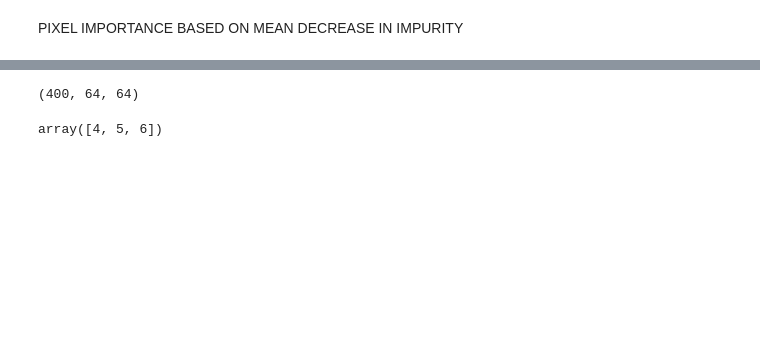
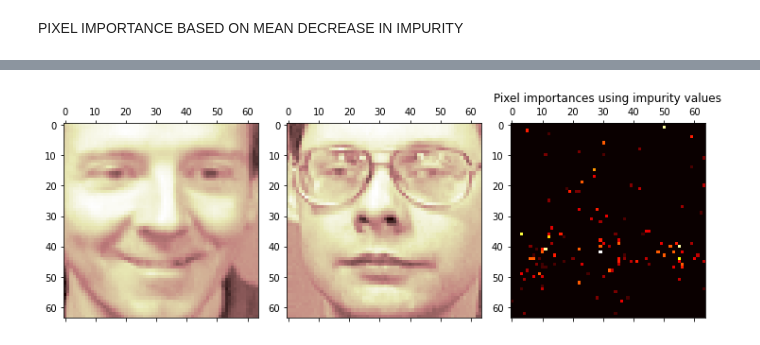
Before and after one commit to Okezzi/SVM-and-RF-on-MNIST-Dataset, a Jupyter notebook: SVM_RF_Olivetti_Faces.ipynb, the cells around one changed output, grey strips where cells are left out. Saved outputs shown, nothing was run; the diff lists cells and outputs as text; code cells hidden in the pictures; blank space fills up the shorter version.

```diff
--- a/SVM_RF_Olivetti_Faces.ipynb
+++ b/SVM_RF_Olivetti_Faces.ipynb
@@ -761,8 +754,18 @@ for i in np.arange(4,8,1):
-# %%
-faces.images.shape
-# %% [output]
-(400, 64, 64)
-# %%
-np.arange(4,7,1)
-# %% [output]
-array([4, 5, 6])
+# %%
+# re-build our random forest classifier with the best parameters
+fig,axes = plt.subplots(1,3, figsize = (10,10))
+rfc = RandomForestClassifier(n_estimators=72, max_features= 'log2',random_state=123)
+rfc.fit(X[20:40,:],y[20:40])
+img_shape = faces.images[0].shape
+
+image_1 = X[20,:].reshape(img_shape)
+image_2 = X[32,:].reshape(img_shape)
+
+importances = rfc.feature_importances_.reshape(img_shape)
+axes[0].matshow(image_1)
+axes[1].matshow(image_2)
+axes[2].matshow(importances, cmap=plt.cm.hot)
+axes[2].set_title("Pixel importances using impurity values")
+plt.tight_layout()
+# %% [output]
+[figure, added]
```
Also changed, not shown: parts of 4 cells of this notebook.
